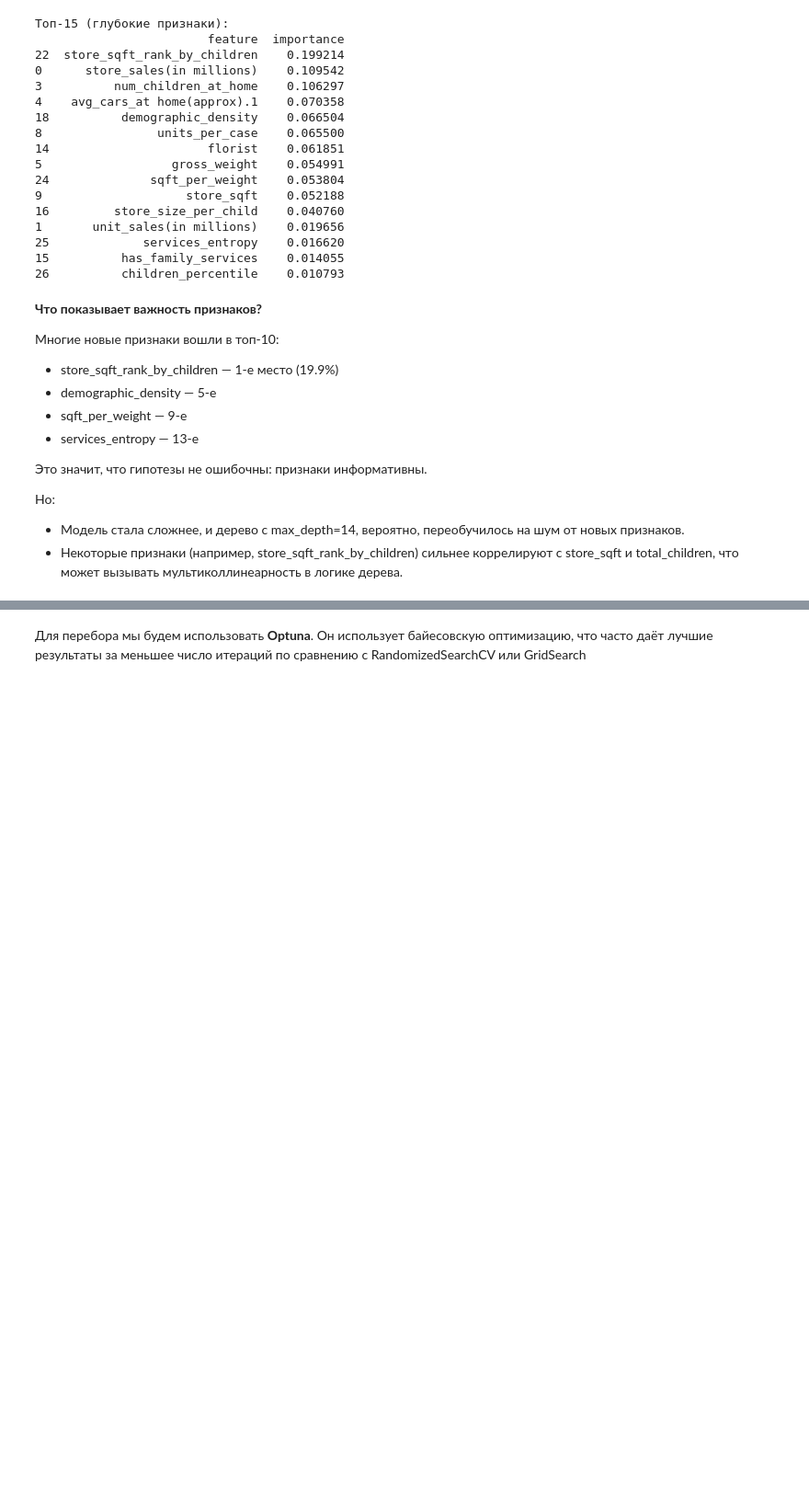
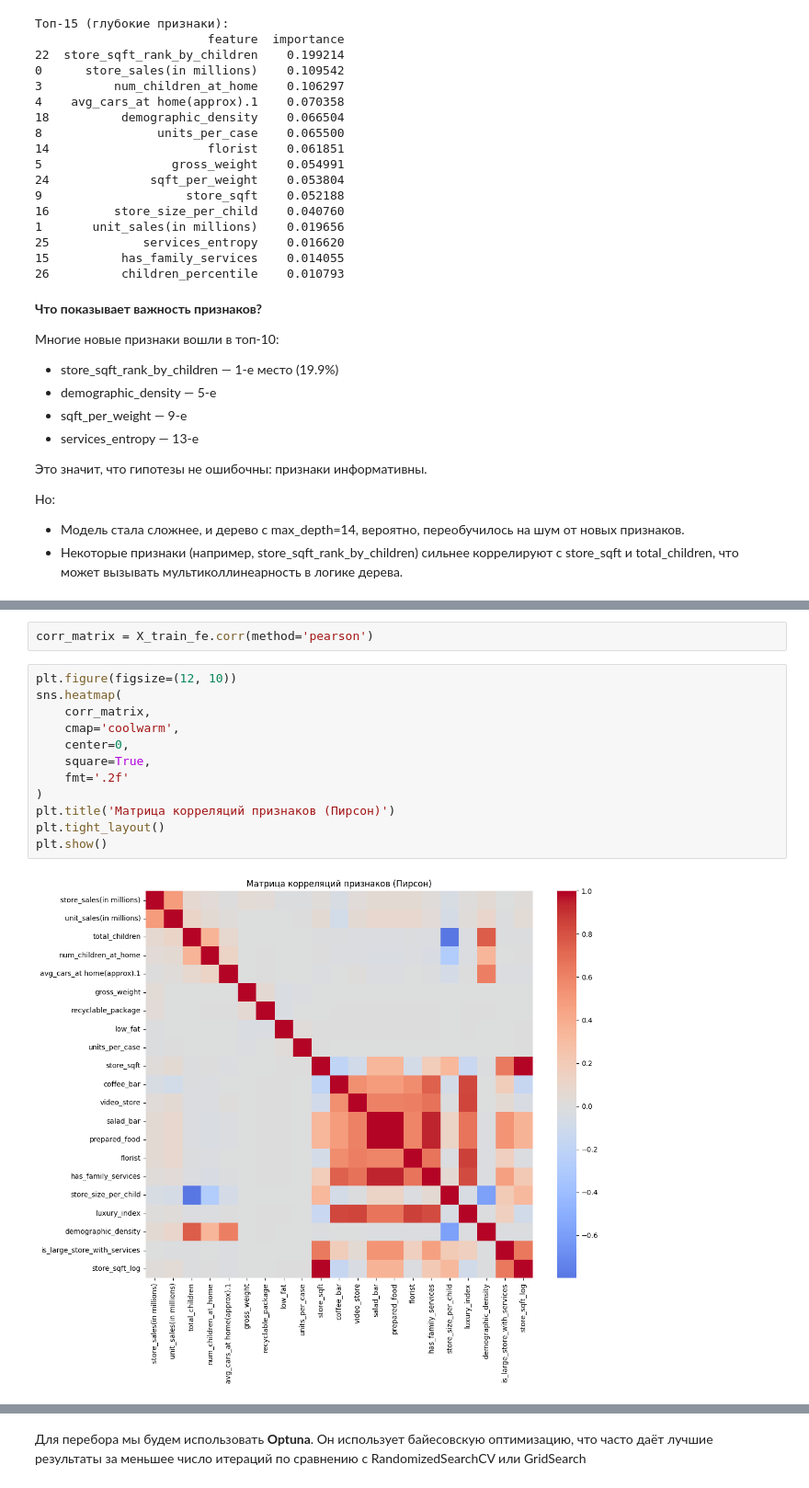
Before and after one commit to W1llAnn/Project_workshop_1s, a Jupyter notebook: notebooks/00_main_notebook.ipynb, the cells around one changed output, grey strips where cells are left out. Shown at 92% size. Saved outputs shown, nothing was run; the diff lists cells and outputs as text; blank space fills up the shorter version.

```diff
--- a/notebooks/00_main_notebook.ipynb
+++ b/notebooks/00_main_notebook.ipynb
@@ -652,0 +665,16 @@ print(imp_deep.head(15))
+# %%
+corr_matrix = X_train_fe.corr(method='pearson')
+# %%
+plt.figure(figsize=(12, 10))
+sns.heatmap(
+    corr_matrix,
+    cmap='coolwarm',
+    center=0,
+    square=True,
+    fmt='.2f'
+)
+plt.title('Матрица корреляций признаков (Пирсон)')
+plt.tight_layout()
+plt.show()
+# %% [output]
+[figure, added]
```
Also changed, not shown: parts of 84 cells of this notebook.
